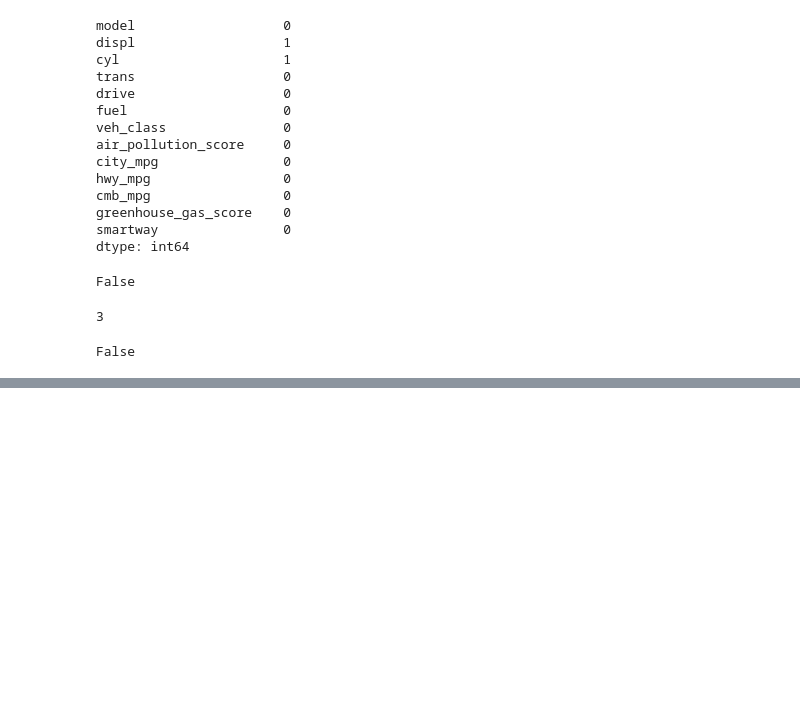
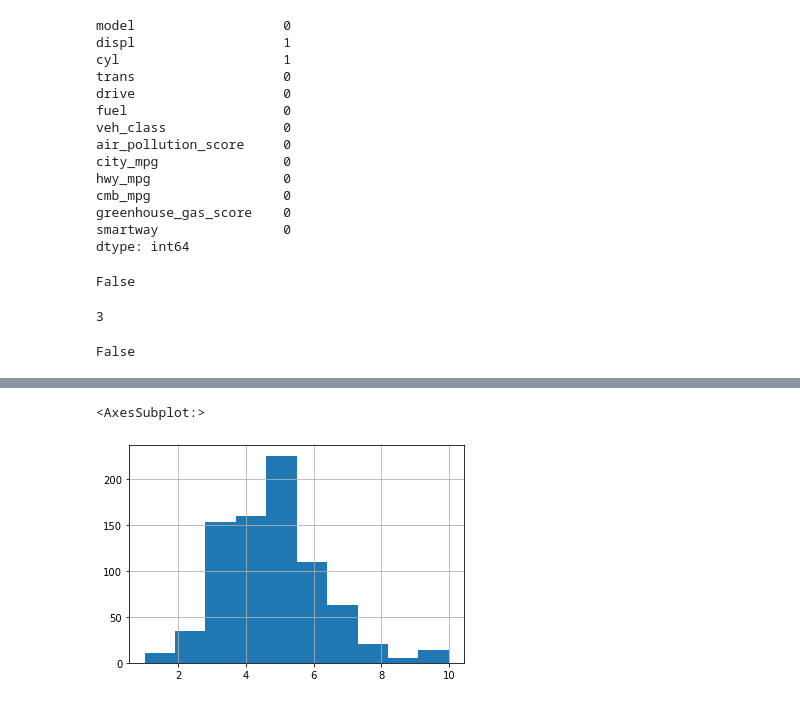
Before and after one commit to jacyee/fuel-economy, a Jupyter notebook: fuel_economy.ipynb, the cells around one changed output, grey strips where cells are left out. Drawn from its saved outputs; the diff is of its cells as text; code cells hidden in the pictures; blank space fills up the shorter version.

```diff
--- a/fuel_economy.ipynb
+++ b/fuel_economy.ipynb
@@ -220,0 +314,3 @@ False
+# %%
+# convert 2018 cyl column to int
+df_18['cyl'] = df_18['cyl'].astype(int)
@@ -220,0 +356,7 @@ False
+# %%
+# explore with visuals
+# distribution, skewing, correlation relationship
+df_18.greenhouse_gas_score.hist()
+# %% [output]
+<AxesSubplot:>
+[figure, added]
```
Also changed, not shown: parts of 25 cells of this notebook.
